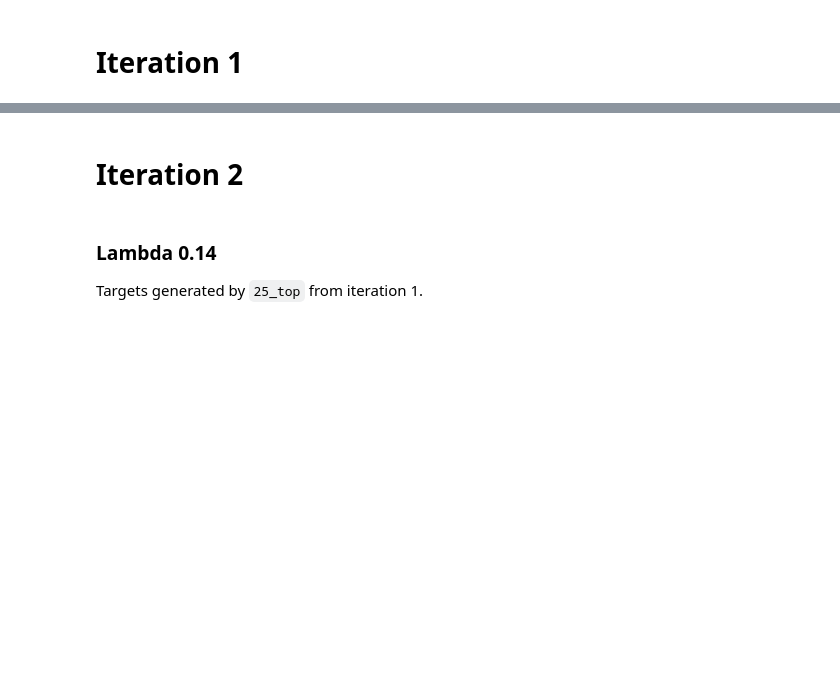
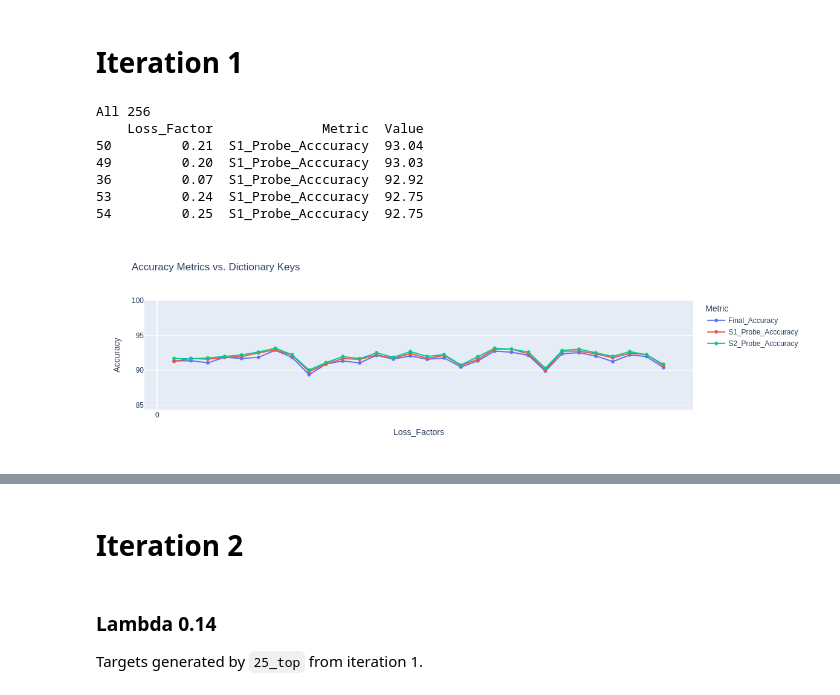
Before and after one commit to Alex-Bishka/ml-fun, a Jupyter notebook: mnist-mech-interp/SAE-ception/DIGIT-MNIST/plt-loss-factors-256-0.75.ipynb, the cells around one changed output, grey strips where cells are left out. Drawn from its saved outputs; the diff is of its cells as text; code cells hidden in the pictures; blank space fills up the shorter version.

```diff
--- a/mnist-mech-interp/SAE-ception/DIGIT-MNIST/plt-loss-factors-256-0.75.ipynb
+++ b/mnist-mech-interp/SAE-ception/DIGIT-MNIST/plt-loss-factors-256-0.75.ipynb
@@ -30,21 +39,30 @@ df_baseline
 # %% [markdown]
 # Iteration 1
 # %%
-print("Top 25")
-loss_dict_paths = ["./SAE-Results/256-0.75/results/F0/results/loss_data_dict_0.01_to_0.3_25_top.pkl"]
-df_top_25 = main(loss_dict_paths)
+# print("Top 25")
+# loss_dict_paths = ["./SAE-Results/256-0.75/results/F0/results/loss_data_dict_0.01_to_0.3_25_top.pkl"]
+# df_top_25 = main(loss_dict_paths)
 
-print("Bottom 231")
-loss_dict_paths = ["./SAE-Results/256-0.75/results/F0/results/loss_data_dict_0.01_to_0.3_25_mask.pkl"]
-df_top_25_mask = main(loss_dict_paths)
+# print("Bottom 231")
+# loss_dict_paths = ["./SAE-Results/256-0.75/results/F0/results/loss_data_dict_0.01_to_0.3_25_mask.pkl"]
+# df_top_25_mask = main(loss_dict_paths)
 
-print("#" * 140)
+# print("#" * 140)
 
 print("\nAll 256")
 loss_dict_paths = ["./SAE-Results/256-0.75/results/F0/results/loss_data_dict_0.01_to_0.3_256_top.pkl"]
 df_all = main(loss_dict_paths)
 
-print("0 Features")
-loss_dict_paths = ["./SAE-Results/256-0.75/results/F0/results/loss_data_dict_0.01_to_0.3_256_mask.pkl"]
-df_none = main(loss_dict_paths)
+# print("0 Features")
+# loss_dict_paths = ["./SAE-Results/256-0.75/results/F0/results/loss_data_dict_0.01_to_0.3_256_mask.pkl"]
+# df_none = main(loss_dict_paths)
+# %% [output]
+All 256
+    Loss_Factor              Metric  Value
+50         0.21  S1_Probe_Acccuracy  93.04
+49         0.20  S1_Probe_Acccuracy  93.03
+36         0.07  S1_Probe_Acccuracy  92.92
+53         0.24  S1_Probe_Acccuracy  92.75
+54         0.25  S1_Probe_Acccuracy  92.75
+[figure, added]
 # %%
```
Also changed, not shown: parts of 9 cells of this notebook, 8 other files.
